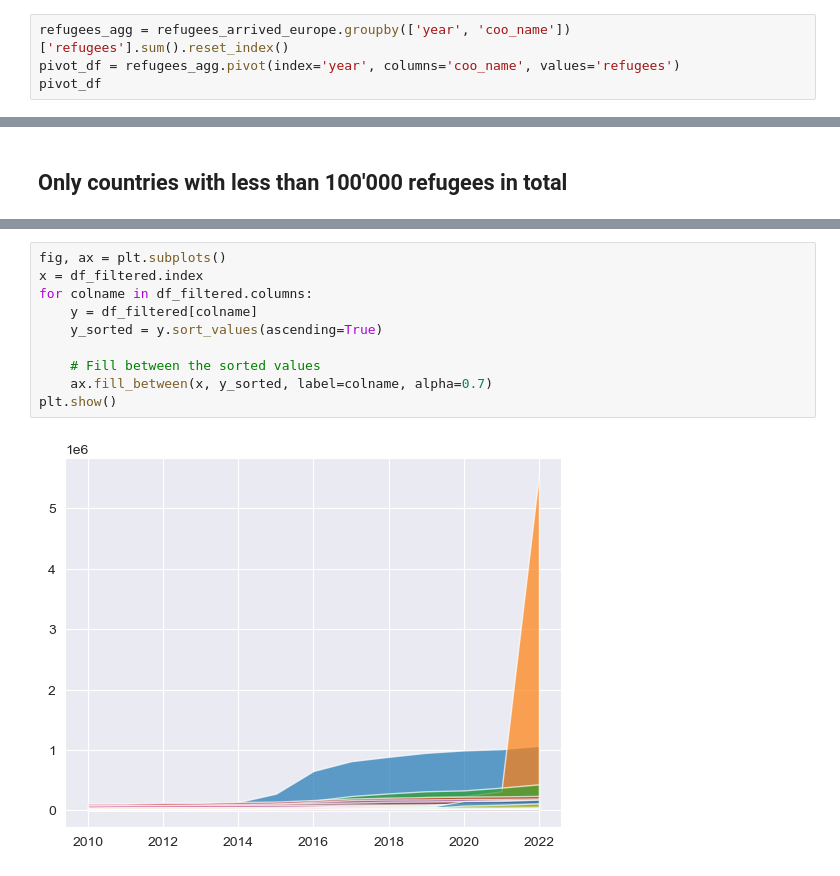
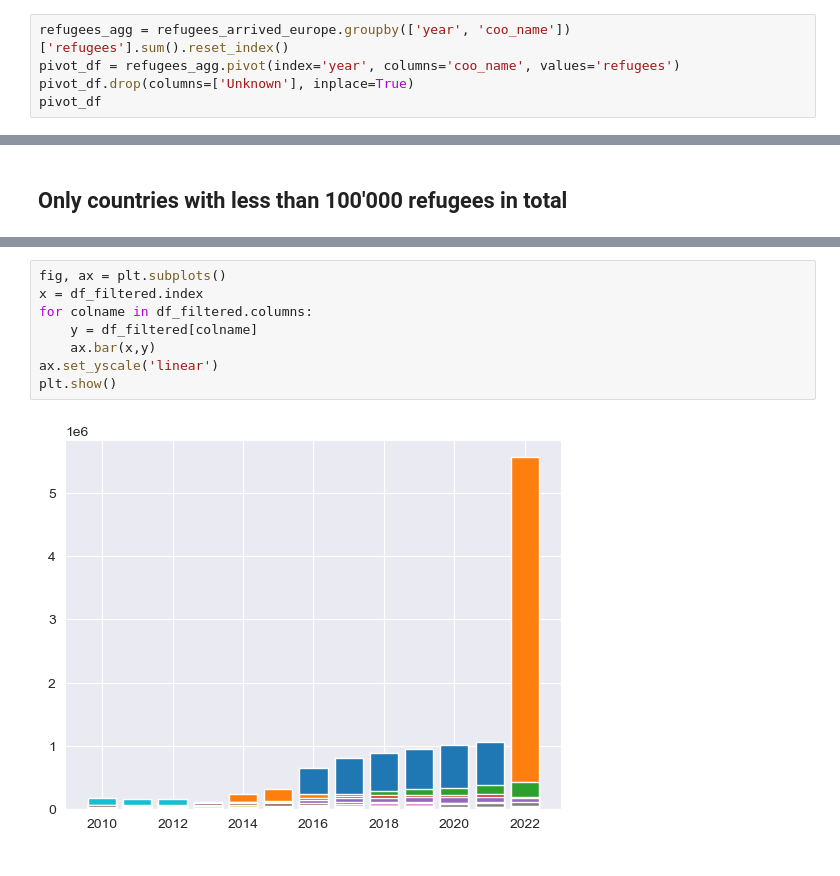
Before and after one commit to SilvanHSLU/dviz-miniproject, a Jupyter notebook: shiny graphics.ipynb, the cells around one changed output, grey strips where cells are left out. Cells and saved outputs as stored; diff of their text form.

```diff
--- a/shiny graphics.ipynb
+++ b/shiny graphics.ipynb
@@ -137,6 +136,7 @@ Pivot the table that it is in a form where it's usable to plot and understandabl
 # %%
 refugees_agg = refugees_arrived_europe.groupby(['year', 'coo_name'])['refugees'].sum().reset_index()
 pivot_df = refugees_agg.pivot(index='year', columns='coo_name', values='refugees')
+pivot_df.drop(columns=['Unknown'], inplace=True)
 pivot_df
 # %% [output]
 | coo_name | Afghanistan | Albania | Algeria | Angola | Anguilla | Antigua and Barbuda | Argentina | Armenia | Australia | ... |
@@ -183,12 +183,10 @@ df_filtered
 # %%
 fig, ax = plt.subplots()
 x = df_filtered.index
 for colname in df_filtered.columns:
     y = df_filtered[colname]
-    y_sorted = y.sort_values(ascending=True)
-
-    # Fill between the sorted values
-    ax.fill_between(x, y_sorted, label=colname, alpha=0.7)
+    ax.bar(x,y)
+ax.set_yscale('linear')
 plt.show()
 # %% [output]
-[figure, old version]
+[figure, new version]
```
Also changed, not shown: parts of 11 cells of this notebook.
